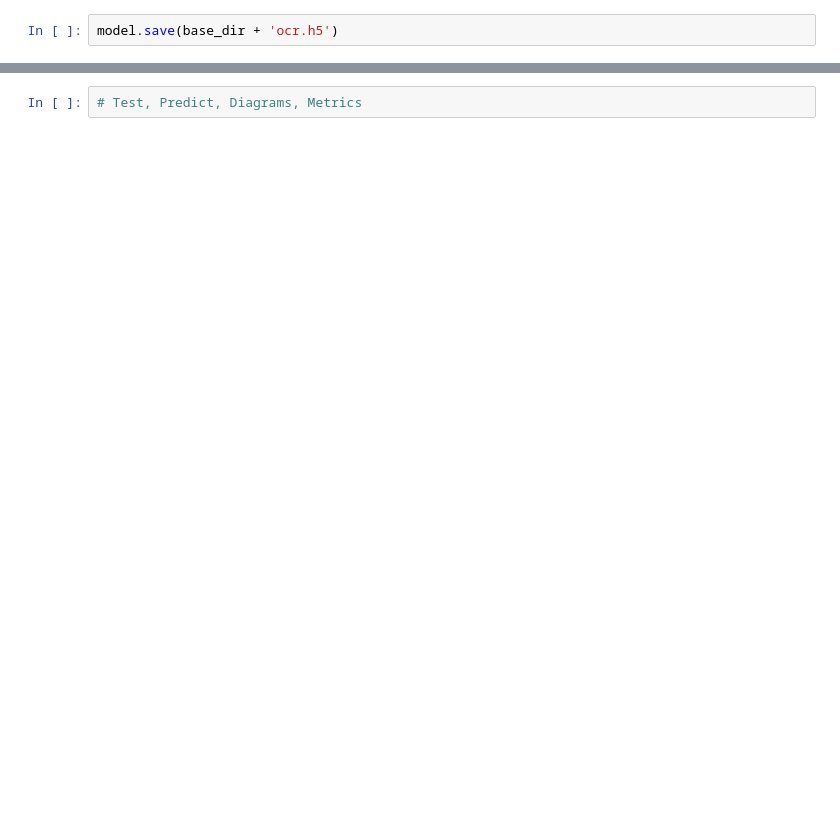
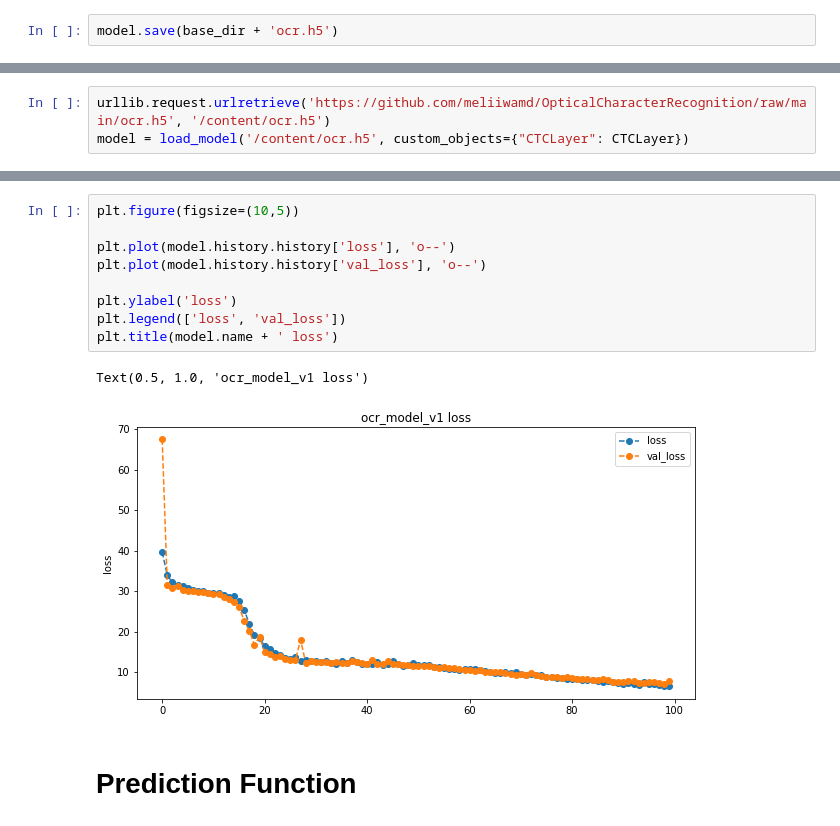
Before and after one commit to meliiwamd/OpticalCharacterRecognition, a Jupyter notebook: OpticalCharacterRecognition.ipynb, the cells around one changed output, grey strips where cells are left out. Saved outputs shown, nothing was run; the diff lists cells and outputs as text; blank space fills up the shorter version.

```diff
--- a/OpticalCharacterRecognition.ipynb
+++ b/OpticalCharacterRecognition.ipynb
@@ -586,0 +601,3 @@ model = load_model(base_dir + 'ocr.h5', custom_objects={"CTCLayer": CTCLayer})
+# %%
+urllib.request.urlretrieve('https://github.com/meliiwamd/OpticalCharacterRecognition/raw/main/ocr.h5', '/content/ocr.h5')
+model = load_model('/content/ocr.h5', custom_objects={"CTCLayer": CTCLayer})
@@ -688,2 +707,14 @@ Model's accuracy on validation data: % 98.59722222222223
-# %%
-# Test, Predict, Diagrams, Metrics
+# %%
+plt.figure(figsize=(10,5))
+
+plt.plot(model.history.history['loss'], 'o--')
+plt.plot(model.history.history['val_loss'], 'o--')
+
+plt.ylabel('loss')
+plt.legend(['loss', 'val_loss'])
+plt.title(model.name + ' loss')
+# %% [output]
+Text(0.5, 1.0, 'ocr_model_v1 loss')
+[figure, added]
+# %% [markdown]
+# Prediction Function
```
Also changed, not shown: parts of 22 cells of this notebook.
